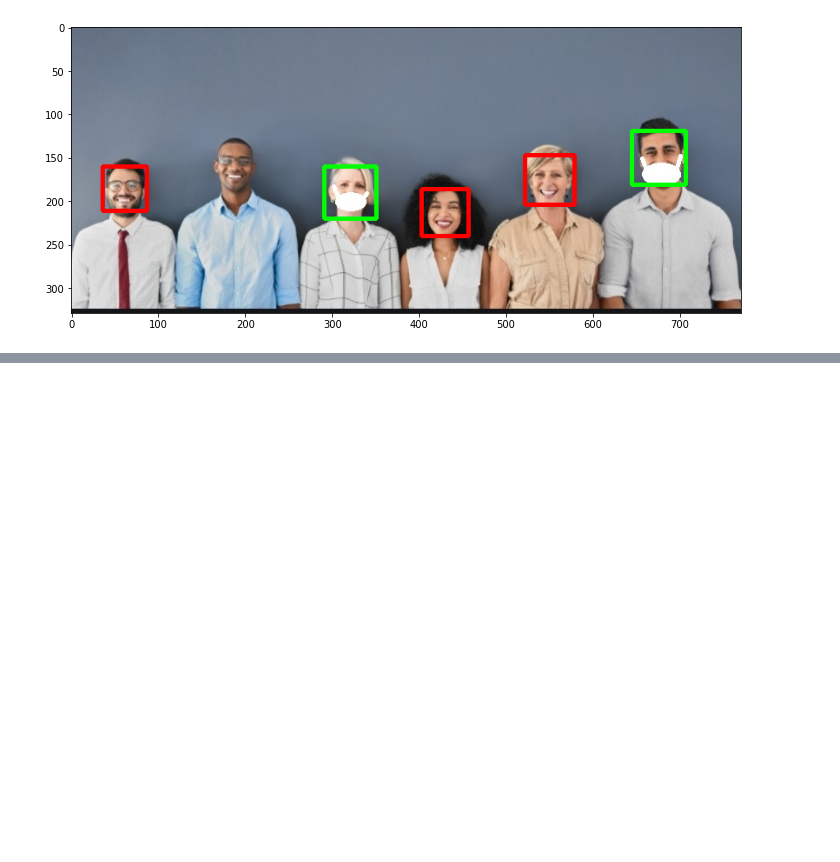
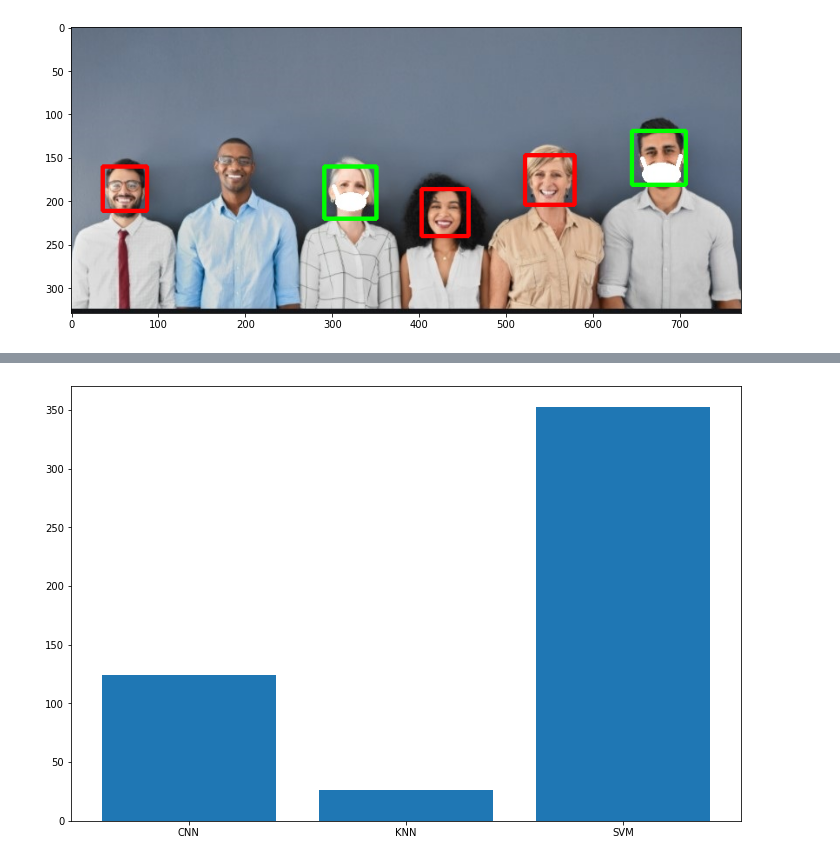
Before and after one commit to fdagher1/Face-Mask-Detection, a Jupyter notebook: FinalProject.ipynb, the cells around one changed output, grey strips where cells are left out. Cells and saved outputs as stored; diff of their text form; code cells hidden in the pictures; blank space fills up the shorter version.

```diff
--- a/FinalProject.ipynb
+++ b/FinalProject.ipynb
@@ -833,0 +885,6 @@ Found 5 faces as follows: 2 wearing a mask, 3 not wearing a mask.
+# %%
+time_list=[timecost_a,timecost_knn,timecost_svm]
+plt.bar(model_type, time_list)
+plt.show()
+# %% [output]
+[figure, added]
```
Also changed, not shown: parts of 28 cells of this notebook.
